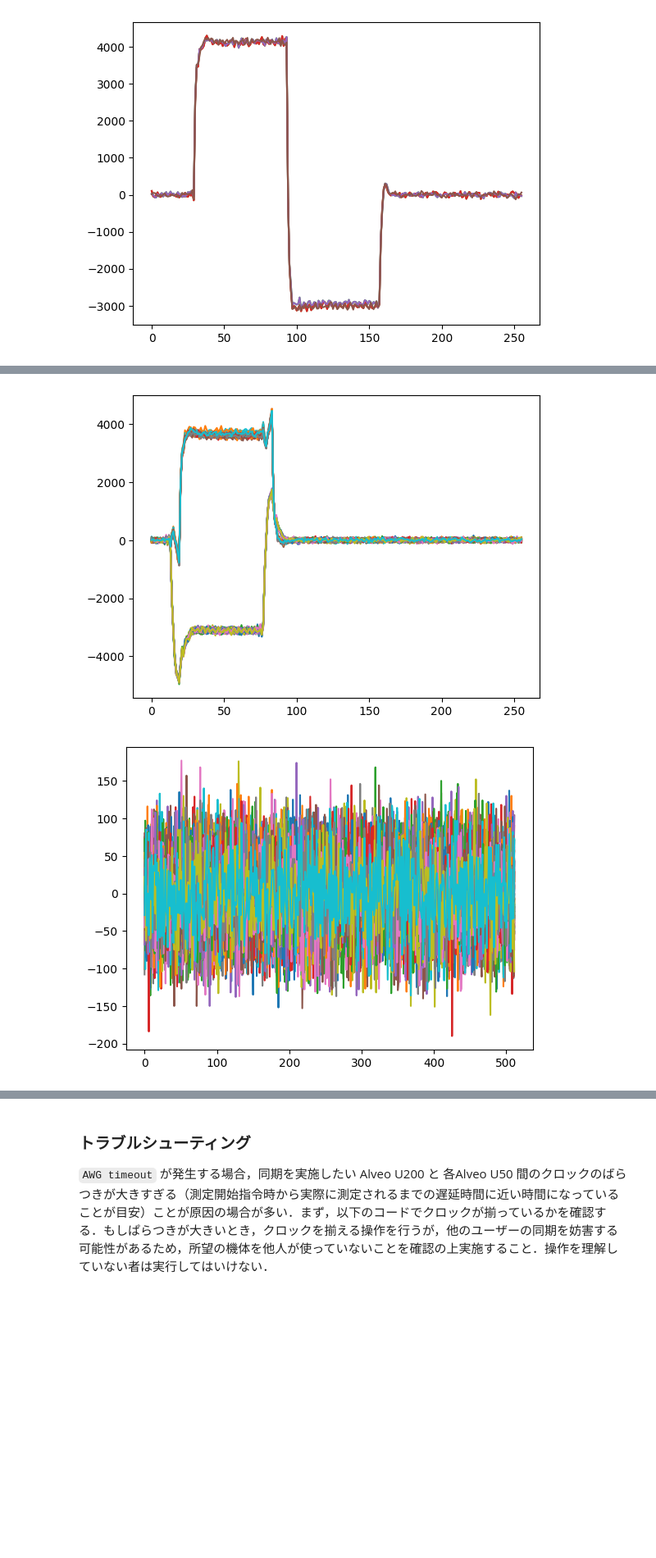
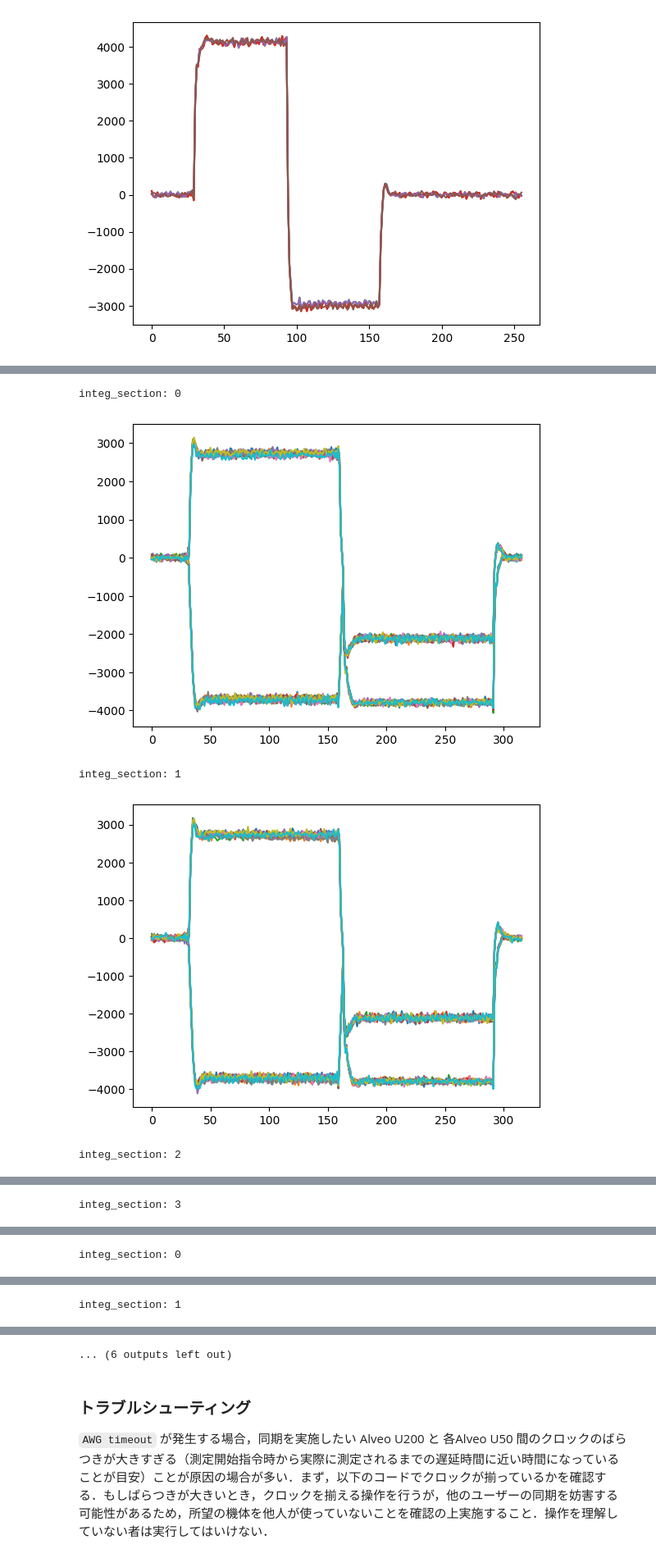
Before and after one commit to qiqb-osaka/qube-calib, a Jupyter notebook: QubeCalibMemo.ipynb, the cells around one changed output, grey strips where cells are left out. Shown at 82% size. Saved outputs shown, nothing was run; the diff lists cells and outputs as text; code cells hidden in the pictures; blank space fills up the shorter version.

Commit message:
Update QubecalibMemo.ipynb to check the behavior of backendqube.send_recv() in multi-unit synchronization.

```diff
--- a/QubeCalibMemo.ipynb
+++ b/QubeCalibMemo.ipynb
@@ -407,7 +407,7 @@ w2.add_chunk(**kwargs)
 p = e7awgsw.CaptureParam()
 p.num_integ_sections = 1
 p.add_sum_section(num_words=64, num_post_blank_words=1)
-p.capture_delay = 8*16 # n * 16 でアライメントされる
+p.capture_delay = 7*16 # n * 16 でアライメントされる
 
 send1 = ((qube1.port0.awg0, w1),)
 recv1 = ((qube1.port1.capt.unit0, p),)
@@ -567,55 +570,62 @@ pt.mix.vatt = 0x800
 
 prx = qube1.port1
 prx.nco.mhz = 2000
 
 pt = qube2.port0
 pt.lo.mhz = 12000
 pt.nco.mhz = 2000
 pt.mix.vatt = 0xA00
 
-num_repeats = 30
+num_repeats = 10
 
-kwargs = {
-    'iq_samples': 64*[(int(0.05*32767),0),],
-    'num_blank_words': 0,
-    'num_repeats': 1,
-}
+w1 = e7awgsw.WaveSequence(num_wait_words=36,num_repeats=4) # 1 word = 4 samples = 8 ns
+w1.add_chunk(iq_samples=128*[(int(0.05*32767),0),],num_blank_words=48,num_repeats=1)
+w1.add_chunk(iq_samples=64*[(0,int(0.05*32767)),],num_blank_words=48,num_repeats=1)
 
-w1 = e7awgsw.WaveSequence(num_wait_words=16,num_repeats=1) # 1 word = 4 samples = 8 ns
-w1.add_chunk(**kwargs)
-
-w2 = e7awgsw.WaveSequence(num_wait_words=0,num_repeats=1) # 1 word = 4 samples = 8 ns
-w2.add_chunk(**kwargs)
+w2 = e7awgsw.WaveSequence(num_wait_words=0,num_repeats=4) # 1 word = 4 samples = 8 ns
+w2.add_chunk(iq_samples=128*[(int(0.05*32767),0),],num_blank_words=64,num_repeats=1)
+w2.add_chunk(iq_samples=64*[(0,int(0.05*32767)),],num_blank_words=32,num_repeats=1)
 
 p1 = e7awgsw.CaptureParam()
-p1.num_integ_sections = 1
-p1.add_sum_section(num_words=64, num_post_blank_words=1)
-p1.capture_delay = 8*16 # n * 16 でアライメントされる
+p1.num_integ_sections = 4
+p1.add_sum_section(num_words=79, num_post_blank_words=1)
+p1.add_sum_section(num_words=63, num_post_blank_words=1)
+p1.capture_delay = 7*16 # n * 16 でアライメントされる
 
 p2 = e7awgsw.CaptureParam()
 p2.num_integ_sections = 1
-p2.add_sum_section(num_words=128, num_post_blank_words=1)
-p2.capture_delay = 8*16 # n * 16 でアライメントされる
+p2.add_sum_section(num_words=127, num_post_blank_words=1)
+# p2.add_sum_section(num_words=63, num_post_blank_words=1)
+p2.capture_delay = 7*16 # n * 16 でアライメントされる
 
 setup = (
     (qube1.port0.awg0, w1),
     (qube2.port0.awg0, w2),
     (qube1.port1.capt.unit0, p1),
     (qube1.port12.capt.unit0, p2),
 )
 
 rets = {k:[] for k,v in setup if isinstance(k,qc.qube.UNIT)}
 for i in tqdm.tqdm(range(num_repeats)):
     with redirect_stdout(open(os.devnull, 'w')):
-        d = be.send_recv(*setup,delay=0.2)
-        for k,v in d.items():
-            rets[k].append(v)
+        r = be.send_recv(*setup,delay=0.2)
+        for k, v in r.items():
+            if rets[k]:
+                rets[k] = [np.dstack([rr, vv]) for vv, rr in zip(v,rets[k])]
+            else:
+                for vv in v:
+                    rets[k].append(vv)
 
 for k, v in rets.items():
-    for o in v:
-        plt.plot(np.real(o))
-        plt.plot(np.imag(o))
-    plt.show()
+    for vv in v:
+        for j in range(vv.shape[1]):
+            print('integ_section:', j)
+            plt.plot(np.real(vv[:,j,:]))
+            plt.plot(np.imag(vv[:,j,:]))
+            plt.show()
 # %% [output]
+integ_section: 0
-[figure, old version]
+[figure, new version]
+integ_section: 1
-[figure, old version]
+[figure, new version]
+integ_section: 2
@@ -621,0 +633 @@ for k, v in rets.items():
+integ_section: 3
@@ -621,0 +635 @@ for k, v in rets.items():
+integ_section: 0
@@ -621,0 +637 @@ for k, v in rets.items():
+integ_section: 1
@@ -622,3 +639,4 @@ for k, v in rets.items():
+... (6 outputs left out)
 # %% [markdown]
 ### トラブルシューティング
 `AWG timeout` が発生する場合，同期を実施したい Alveo U200 と 各Alveo U50 間のクロックのばらつきが大きすぎる（測定開始指令時から実際に測定されるまでの遅延時間に近い時間になっていることが目安）ことが原因の場合が多い．まず，以下のコードでクロックが揃っているかを確認する．もしぱらつきが大きいとき，クロックを揃える操作を行うが，他のユーザーの同期を妨害する可能性があるため，所望の機体を他人が使っていないことを確認の上実施すること．操作を理解していない者は実行してはいけない．
```
Also changed, not shown: parts of 18 cells of this notebook.
